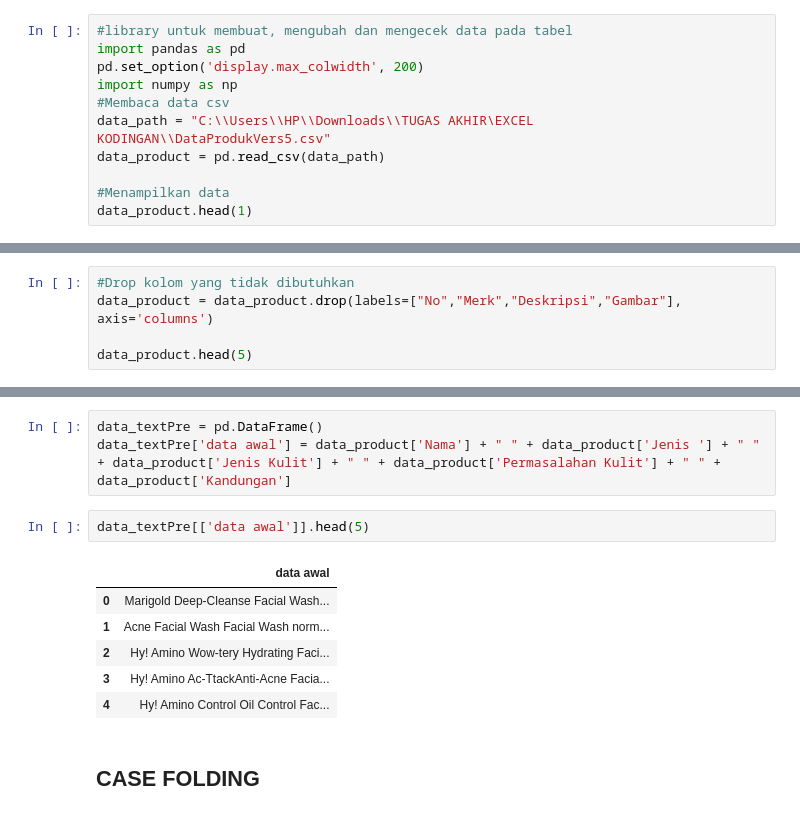
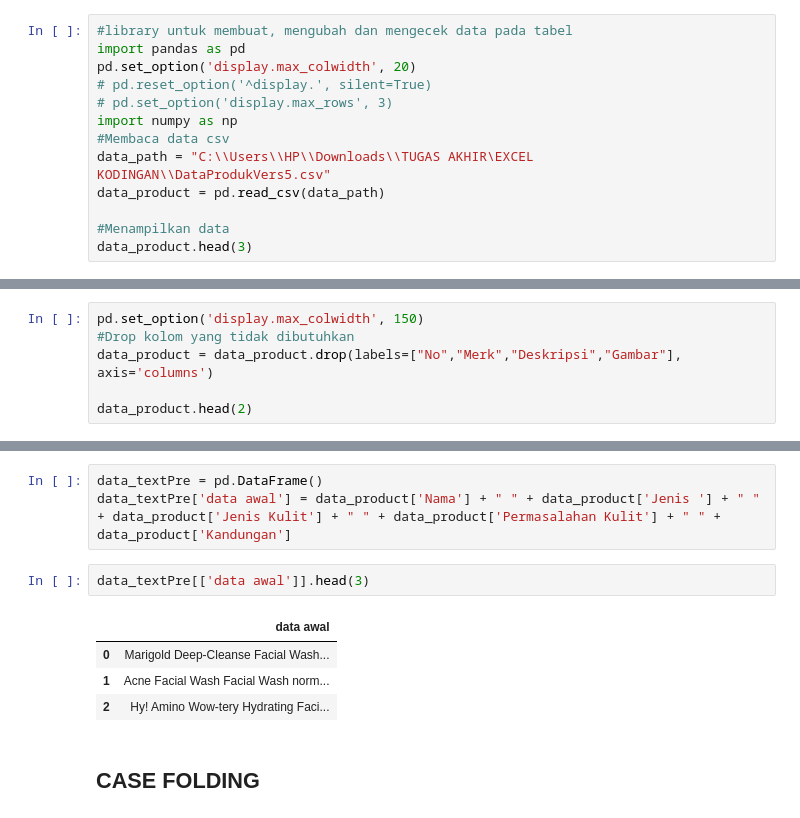
Before and after one commit to elizams1/Model-Recommendation-Skincare-Product, a Jupyter notebook: TheModels/KODE BERSIH FIX.ipynb, the cells around one changed output, grey strips where cells are left out. Cells and saved outputs as stored; diff of their text form.

```diff
--- a/TheModels/KODE BERSIH FIX.ipynb
+++ b/TheModels/KODE BERSIH FIX.ipynb
@@ -3,13 +3,15 @@
 # %%
 #library untuk membuat, mengubah dan mengecek data pada tabel
 import pandas as pd
-pd.set_option('display.max_colwidth', 200)
+pd.set_option('display.max_colwidth', 20)
+# pd.reset_option('^display.', silent=True)
+# pd.set_option('display.max_rows', 3)
 import numpy as np
 #Membaca data csv
 data_path = "C:\\Users\\HP\\Downloads\\TUGAS AKHIR\EXCEL KODINGAN\\DataProdukVers5.csv"
 data_product = pd.read_csv(data_path)
 
 #Menampilkan data
-data_product.head(1)
+data_product.head(3)
 # %% [output]
 |  | No | Nama | Jenis | Merk | Jenis Kulit | Permasalahan Kulit | Deskripsi | Kandungan | Gambar |
@@ -17,10 +21,11 @@ data_product.head(1)
 # %% [markdown]
 # TEXT PREPROCESSING
 # %%
+pd.set_option('display.max_colwidth', 150)
 #Drop kolom yang tidak dibutuhkan
 data_product = data_product.drop(labels=["No","Merk","Deskripsi","Gambar"], axis='columns')
 
-data_product.head(5)
+data_product.head(2)
 # %% [output]
 |  | Nama | Jenis | Jenis Kulit | Permasalahan Kulit | Kandungan |
 | 0 | Marigold Deep-Cleanse Facial Wash | Facial Wash | normal, berminyak, kering, kombinasi | normal, kusam | Water, Glycerin, Coco-Betaine, Di... |
@@ -47,14 +49,12 @@ memory usage: 4.0+ KB
 data_textPre = pd.DataFrame()
 data_textPre['data awal'] = data_product['Nama'] + " " + data_product['Jenis '] + " " + data_product['Jenis Kulit'] + " " + data_product['Permasalahan Kulit'] + " " + data_product['Kandungan']
 # %%
-data_textPre[['data awal']].head(5)
+data_textPre[['data awal']].head(3)
 # %% [output]
 |  | data awal |
 | 0 | Marigold Deep-Cleanse Facial Wash... |
 | 1 | Acne Facial Wash Facial Wash norm... |
 | 2 | Hy! Amino Wow-tery Hydrating Faci... |
-| 3 | Hy! Amino Ac-TtackAnti-Acne Facia... |
-| 4 | Hy! Amino Control Oil Control Fac... |
 # %% [markdown]
 
 
```
Also changed, not shown: parts of 22 cells of this notebook.
